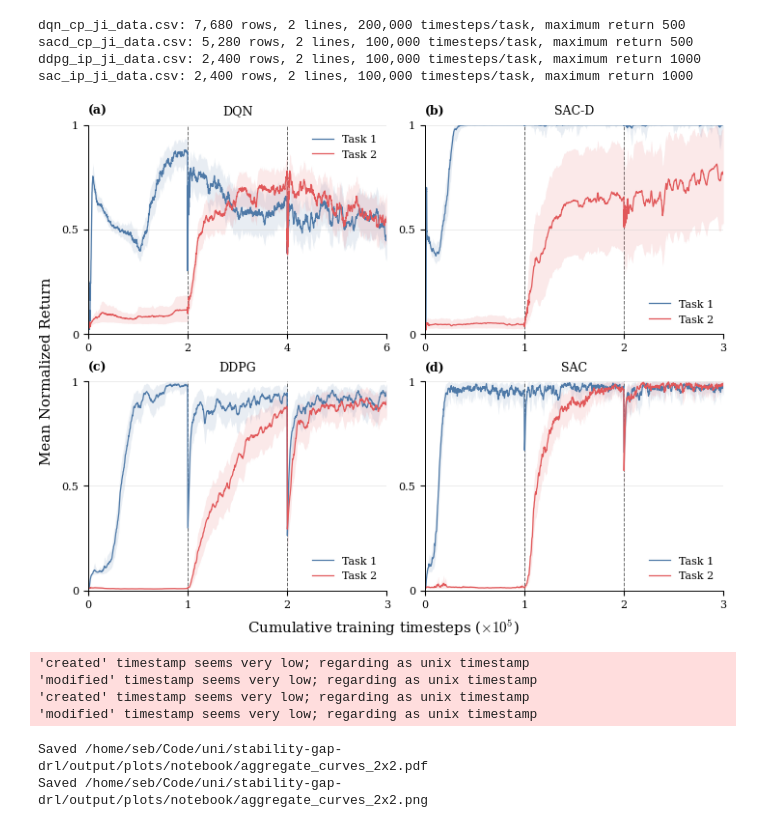
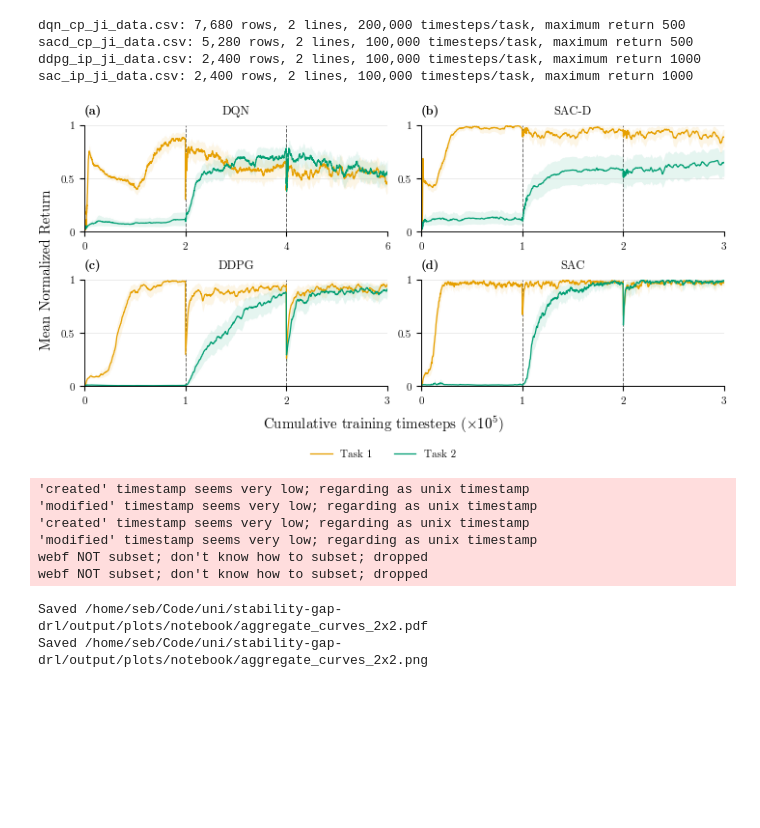
Before and after one commit to sebapusch/stability-gap-drl, a Jupyter notebook: scripts/plot_iqm_data.ipynb, the cells around one changed output. Drawn from its saved outputs; the diff is of its cells as text; code cells hidden in the pictures; blank space fills up the shorter version.

```diff
--- a/scripts/plot_iqm_data.ipynb
+++ b/scripts/plot_iqm_data.ipynb
@@ -18,12 +18,21 @@ if not (PROJECT_ROOT / "scripts" / "plot_iqm.py").exists():
     raise FileNotFoundError("Start the notebook in the repository root or scripts/.")
 
 # (CSV path, panel title, timesteps per task, main curve color, maximum return), in grid order.
+
 PLOTS = [
     (PROJECT_ROOT / "output/plots/paper/dqn_cp_ji_data.csv", "DQN", 200_000, "#3A9AB2", 500.0),
     (PROJECT_ROOT / "output/plots/paper/sacd_cp_ji_data.csv", "SAC-D", 100_000, "#E85869", 500.0),
     (PROJECT_ROOT / "output/plots/paper/ddpg_ip_ji_data.csv", "DDPG", 100_000, "#7D69B4", 1000.0),
     (PROJECT_ROOT / "output/plots/paper/sac_ip_ji_data.csv", "SAC", 100_000, "#60BFA6", 1000.0),
 ]
+
+# PLOTS = [
+#      (PROJECT_ROOT / "output/plots/paper/sac_ip_mt_data.csv", "Multitask", 200_000, "#3A9AB2", 1000.0),
+#      (PROJECT_ROOT / "output/plots/paper/ddpg_ip_mt_data.csv", "Multitask", 200_000, "#3A9AB2", 1000.0),
+#      (PROJECT_ROOT / "output/plots/paper/ddpg_ip_mt_data.csv", "Multitask", 200_000, "#3A9AB2", 1000.0),
+#      (PROJECT_ROOT / "output/plots/paper/ddpg_ip_mt_data.csv", "Multitask", 200_000, "#3A9AB2", 1000.0),
+# ]
+
 X_LABEL = r"Cumulative training timesteps ($\times 10^5$)"
 Y_LABEL = "Mean Normalized Return"
 OUT = PROJECT_ROOT / "output/plots/notebook"
@@ -33,12 +42,12 @@ SAVE = True
 # Optional overrides keyed by (grid position 0-3, line_index or method).
 LINE_LABELS = {}  # Example: {(0, 0): "Raw", (0, 1): "EMA (span 5)"}
 LINE_COLORS = {}  # Example: {(0, 0): "#3A9AB2", (0, 1): "#EBCC2A"}
-PALETTE = ["#4E79A7", "#E15759"]
+PALETTE = ["#E69F00", "#009E73"]
 # PALETTE = ["#4E79A7", "#F28E2C", "#E15759", "#76B7B2", "#59A14F", "#EDC949", "#AF7AA1", "#FF9DA7"]
 
 plt.rcParams.update({
-    "font.family": "serif",
-    "font.serif": ["Computer Modern Roman", "DejaVu Serif"],
+    "font.family": "CMU Serif",
+    #"font.serif": ["Computer Modern Roman", "DejaVu Serif"],
     "mathtext.fontset": "cm",
     "font.size": 9,
     "axes.titlesize": 9,
@@ -111,7 +120,7 @@ def format_timestep(value, _position):
 
 def plot_aggregate_curves(plot_data):
     fig, axes = plt.subplots(
-        2, 2, figsize=(7.2, 5.6), squeeze=False, layout="constrained",
+        2, 2, figsize=(7.2, 3.5), squeeze=False, layout="constrained",
     )
     color_ix = 0
     for grid_index, (ax, (title, panel, line_column, timesteps_per_task, plot_color, max_return)) in enumerate(
@@ -143,37 +152,43 @@ def plot_aggregate_curves(plot_data):
             line = line.sort_values("timestep")
             default_color = PALETTE[color_ix % len(PALETTE)]
             color_ix += 1
             color = LINE_COLORS.get((grid_index, line_key), default_color)
             display_label = f"{label} (line {idx + 1})" if label in duplicates else label
             x = line["timestep"].to_numpy(dtype=float)
             center = line["center"].to_numpy(dtype=float) / max_return
             lower = line["lower"].to_numpy(dtype=float) / max_return
             upper = line["upper"].to_numpy(dtype=float) / max_return
             ax.plot(x, center, color=color, label=display_label)
-            ax.fill_between(x, lower, upper, color=color, alpha=0.13, linewidth=0)
+            ax.fill_between(x, lower, upper, color=color, alpha=0.1, linewidth=0)
 
         xmax = float(panel["timestep"].max())
         ax.set_xlim(0, xmax)
         ax.set_ylim(0, 1)
         ax.set_yticks([0, 0.5, 1], labels=["0", "0.5", "1"])
         task_boundaries = np.arange(0, xmax + 1, timesteps_per_task)
         ax.set_xticks(task_boundaries)
         for boundary in task_boundaries[1:]:
             if boundary < xmax:
                 ax.axvline(boundary, color="0.4", linewidth=0.7, linestyle="--", zorder=0)
         ax.xaxis.set_major_formatter(FuncFormatter(format_timestep))
         ax.grid(axis="y", color="0.8", alpha=0.65)
         ax.spines[["top", "right"]].set_visible(False)
-        if len(labels) > 1:
-            ax.legend(frameon=False, loc="best")
+        # if len(labels) > 1:
+        #     ax.legend(frameon=False, loc="best")
+        #if grid_index > 1:
+        #    ax.set_xlabel(X_LABEL)
+
+        handles, labels = ax.get_legend_handles_labels()
     fig.supxlabel(X_LABEL)
     fig.supylabel(Y_LABEL)
+    fig.legend(handles, labels, frameon=False, loc="lower center", ncol=3, bbox_to_anchor=(0.5, -0.09))
+
     return fig
 
 fig = plot_aggregate_curves(plot_data)
 plt.show()
 # %% [output]
-[figure, old version]
+[figure, new version]
 # %%
 if SAVE:
     OUT.mkdir(parents=True, exist_ok=True)
@@ -186,5 +201,7 @@ if SAVE:
 'modified' timestamp seems very low; regarding as unix timestamp
 'created' timestamp seems very low; regarding as unix timestamp
 'modified' timestamp seems very low; regarding as unix timestamp
+webf NOT subset; don't know how to subset; dropped
+webf NOT subset; don't know how to subset; dropped
 Saved /home/seb/Code/uni/stability-gap-drl/output/plots/notebook/aggregate_curves_2x2.pdf
 Saved /home/seb/Code/uni/stability-gap-drl/output/plots/notebook/aggregate_curves_2x2.png
```
Also changed, not shown: 36 other files.
